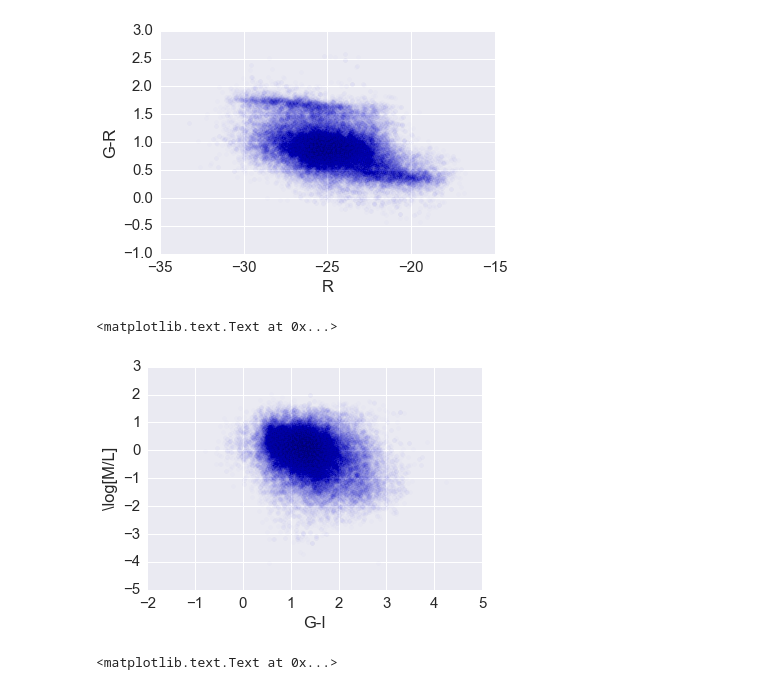
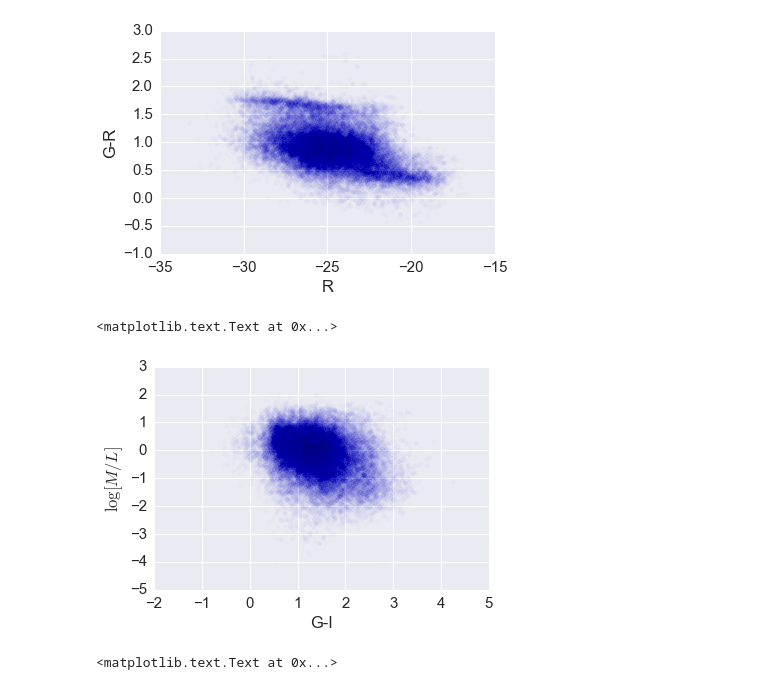
Before and after one commit to aimalz/pretzal, a Jupyter notebook: code/data-exploration.ipynb, the cells around one changed output. Cells and saved outputs as stored; diff of their text form; code cells hidden in the pictures.

```diff
--- a/code/data-exploration.ipynb
+++ b/code/data-exploration.ipynb
@@ -279,16 +279,16 @@ plt.ylabel('G-R')
 # %%
 # mass to light distribution
 # We use the Bruzual and Charlot constants to transform the absolute magnitudes into mass-to-light ratios.
 #mtol_est = 10**(-0.68+0.7*(tru_data['AMAG'][cut_ind][:,0]-tru_data['AMAG'][cut_ind][:,2]))
 mtol = np.log10(mass)-(0.4*(4.7-abs_mags_corrected))
 plt.scatter(gr+ri,mtol,alpha=0.01)
 #plt.scatter(tru_data['AMAG'][cut_ind][:,0]-tru_data['AMAG'][cut_ind][:,2],mtol_est,color='r')
 #plt.semilogy()
 plt.xlabel('G-I')
-plt.ylabel(r'\log[M/L]')
+plt.ylabel(r'$\log[M/L]$')
 # %% [output]
 <matplotlib.text.Text at 0x...>
-[figure, old version]
+[figure, new version]
 # %%
 # stellar mass vs. absolute mag, seek Schechter function
 plt.scatter(abs_mags_corrected,mass,alpha=0.01)
```
Also changed, not shown: parts of 1 cell of this notebook.
